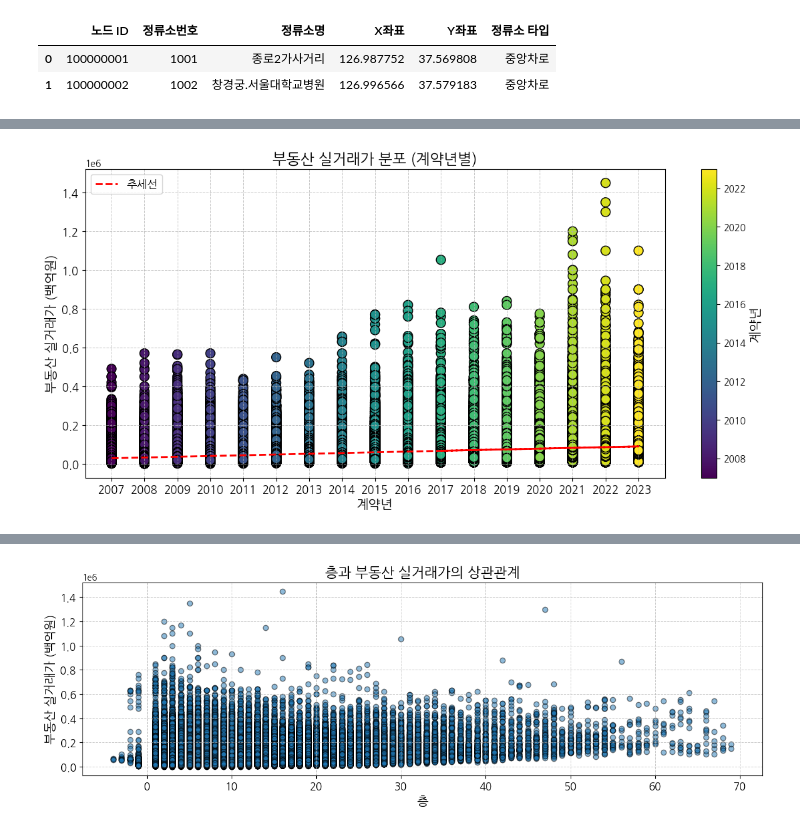
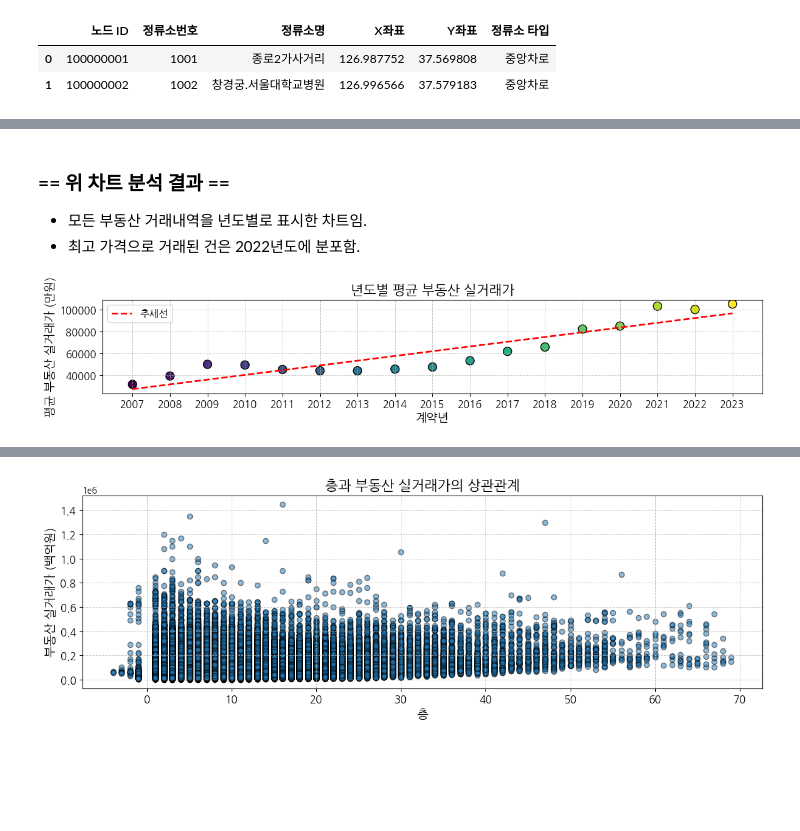
Before and after one commit to UpstageAILab3/upstage-ml-regression-ml5-pub, a Jupyter notebook: kkh-eda.ipynb, the cells around one changed output, grey strips where cells are left out. Saved outputs shown, nothing was run; the diff lists cells and outputs as text; code cells hidden in the pictures; blank space fills up the shorter version.

```diff
--- a/kkh-eda.ipynb
+++ b/kkh-eda.ipynb
@@ -49,5 +49,6 @@ train = pd.read_csv('data/kkh_train.csv', encoding='utf-8')
 test = pd.read_csv('data/kkh_test.csv', encoding='utf-8')
 subway = pd.read_csv('data/subway_feature.csv', encoding='utf-8')
 bus = pd.read_csv('data/bus_feature.csv', encoding='utf-8')
+kb = pd.read_csv('data/jaemyung_kb.csv', encoding='utf-8')
 loan = pd.read_csv('data/kkh_loan.csv', encoding='utf-8') # 서울시 가계대출규모
 # 서울시 가계대출규모 출처:  https://data.seoul.go.kr/dataList/10339/S/2/datasetView.do
@@ -54,3 +57,9 @@ loan = pd.read_csv('data/kkh_loan.csv', encoding='utf-8') # 서울시 가계대
+# %%
+train = pd.merge(train, kb, left_on='계약년월', right_on='date', how='left')
+train = train.drop(columns=['date'])
+
+test = pd.merge(test, kb, left_on='계약년월', right_on='date', how='left')
+test = test.drop(columns=['date'])
 # %% [markdown]
 ## 서울시 가계대출규모 정보를 추가한다.
 
@@ -287,44 +320,51 @@ plt.show()
+# %% [markdown]
+###  == 위 차트 분석 결과 ==
+
+- 모든 부동산 거래내역을 년도별로 표시한 차트임.
+- 최고 가격으로 거래된 건은 2022년도에 분포함.
 # %%
+import numpy as np
+import matplotlib.pyplot as plt
+
 # 데이터 준비: '계약년'과 'target'을 포함한 데이터 프레임을 생성합니다.
 data = train[['계약년', 'target']].dropna()
+
+# 년도별 평균 가격 계산
+yearly_avg_price = data.groupby('계약년')['target'].mean().sort_index()
 
 # 색상 맵 설정
 cmap = plt.get_cmap('viridis')
 
 # '계약년'의 범위를 0에서 1 사이로 정규화하여 색상에 매핑
-norm = plt.Normalize(data['계약년'].min(), data['계약년'].max())
+norm = plt.Normalize(yearly_avg_price.index.min(), yearly_avg_price.index.max())
 
 # 회귀 분석
-coefficients = np.polyfit(data['계약년'], data['target'], 1)  # 1차 다항식(직선) 회귀
+coefficients = np.polyfit(yearly_avg_price.index, yearly_avg_price.values, 1)  # 1차 다항식(직선) 회귀
 polynomial = np.poly1d(coefficients)
-regression_line = polynomial(data['계약년'])
+regression_line = polynomial(yearly_avg_price.index)
 
 # 그래프 그리기
-plt.figure(figsize=(14, 6))
-scatter = plt.scatter(data['계약년'], data['target'], c=data['계약년'], cmap=cmap, norm=norm, s=100, edgecolor='black')
+plt.figure(figsize=(14, 2))
+scatter = plt.scatter(yearly_avg_price.index, yearly_avg_price.values, c=yearly_avg_price.index, cmap=cmap, norm=norm, s=100, edgecolor='black')
 
 # 추세선 그리기
-plt.plot(data['계약년'], regression_line, color='red', linewidth=2, linestyle='--', label='추세선')
-
-# 컬러바 추가
-cbar = plt.colorbar(scatter)
-cbar.set_label('계약년', fontsize=14)
+plt.plot(yearly_avg_price.index, regression_line, color='red', linewidth=2, linestyle='--', label='추세선')
 
 # 제목 및 축 레이블 설정
-plt.title('부동산 실거래가 분포 (계약년별)', fontsize=16, fontweight='bold')
+plt.title('년도별 평균 부동산 실거래가', fontsize=16, fontweight='bold')
 plt.xlabel('계약년', fontsize=14)
-plt.ylabel('부동산 실거래가 (백억원)', fontsize=14)
+plt.ylabel('평균 부동산 실거래가 (만원)', fontsize=14)
 
 # x축 눈금 설정
-years = sorted(data['계약년'].unique())
+years = sorted(yearly_avg_price.index)
 plt.xticks(ticks=years, labels=[str(year) for year in years], fontsize=12)
 plt.yticks(fontsize=12)
 
 # 그리드 및 범례 설정
 plt.grid(True, linestyle='--', linewidth=0.7, alpha=0.7)
 plt.legend(fontsize=12)
 
 # 차트 표시
 plt.show()
 # %% [output]
-[figure, old version]
+[figure, new version]
```
Also changed, not shown: parts of 67 cells of this notebook, 20 other files.
